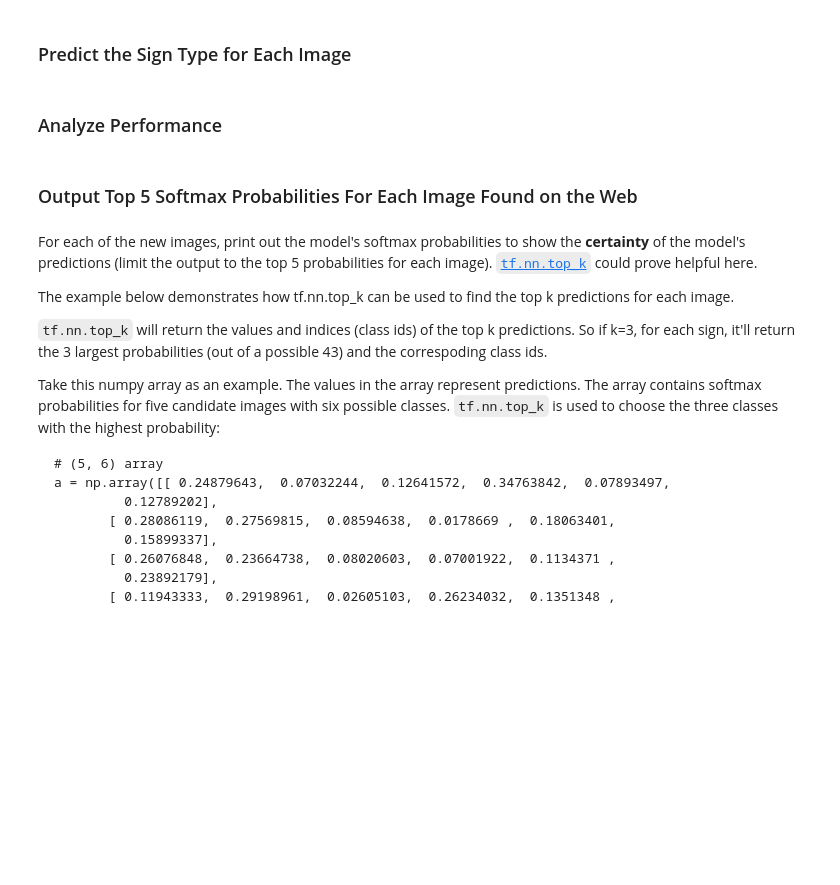
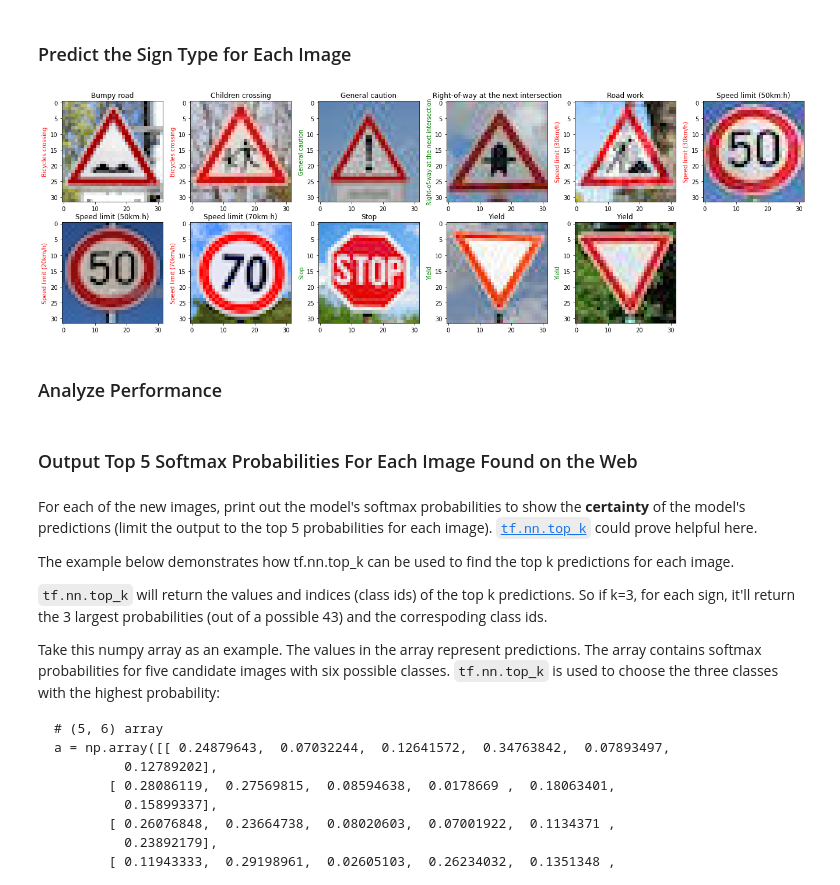
Before and after one commit to willembressers/CarND-Traffic-Sign-Classifier-Project, a Jupyter notebook: notebooks/Traffic_Sign_Classifier.ipynb, the cells around one changed output. Cells and saved outputs as stored; diff of their text form; code cells hidden in the pictures; blank space fills up the shorter version.

```diff
--- a/notebooks/Traffic_Sign_Classifier.ipynb
+++ b/notebooks/Traffic_Sign_Classifier.ipynb
@@ -289,7 +289,30 @@ TypeError: Tensor is unhashable. Instead, use tensor.ref() as the key.
 # %%
 ### Run the predictions here and use the model to output the prediction for each image.
 ### Make sure to pre-process the images with the same pre-processing pipeline used earlier.
+
+probability_model = tf.keras.Sequential([model, tf.keras.layers.Softmax()])
+
+#TODO image preprocessing
+
+predictions = probability_model.predict(custom_ds)
+
+plt.figure(figsize=(23, 7))
+for images, labels in custom_ds.take(1):
+    for i in range(11):
+        y_true = custom_ds.class_names[labels[i].numpy()]
+        y_pred = class_names[np.argmax(predictions[i])]
+
+        color = 'green' if y_true == y_pred else 'red'
+
+        ax = plt.subplot(2, 6, i + 1)
+        plt.imshow(images[i].numpy().astype("uint8"))
+
+        plt.title(y_true)
+        plt.ylabel(y_pred, color=color)
+
 ### Feel free to use as many code cells as needed.
+# %% [output]
+[figure, added]
 # %% [markdown]
 ### Analyze Performance
 # %%
```
Also changed, not shown: parts of 1 cell of this notebook, 11 other files.
